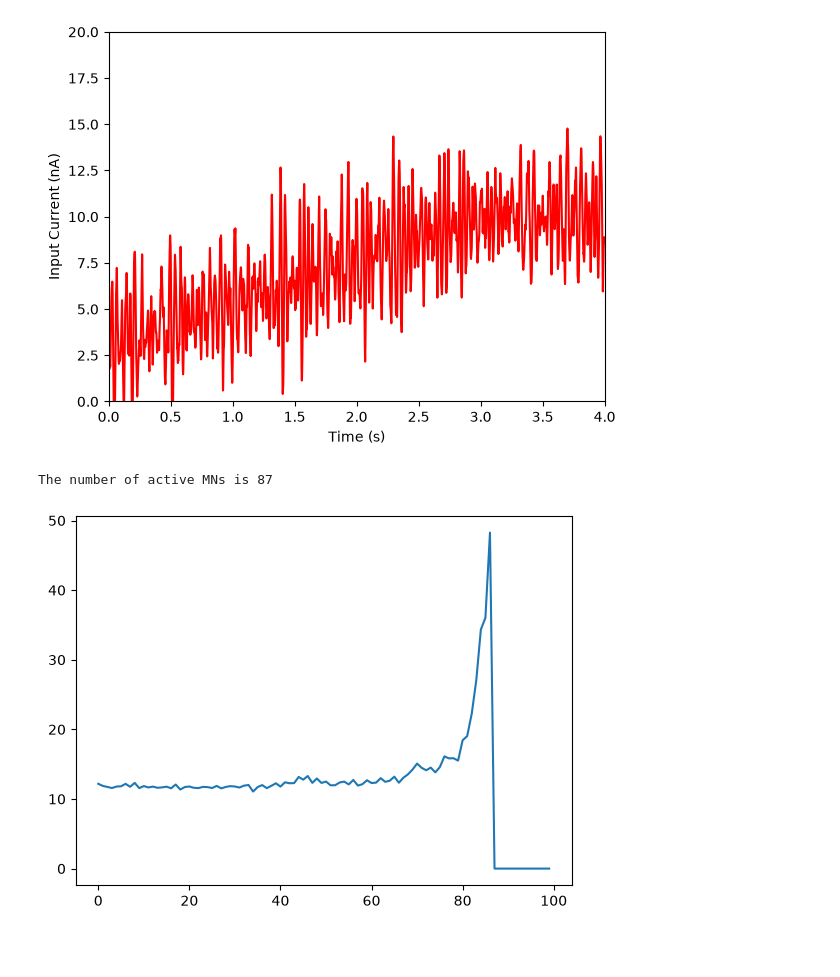
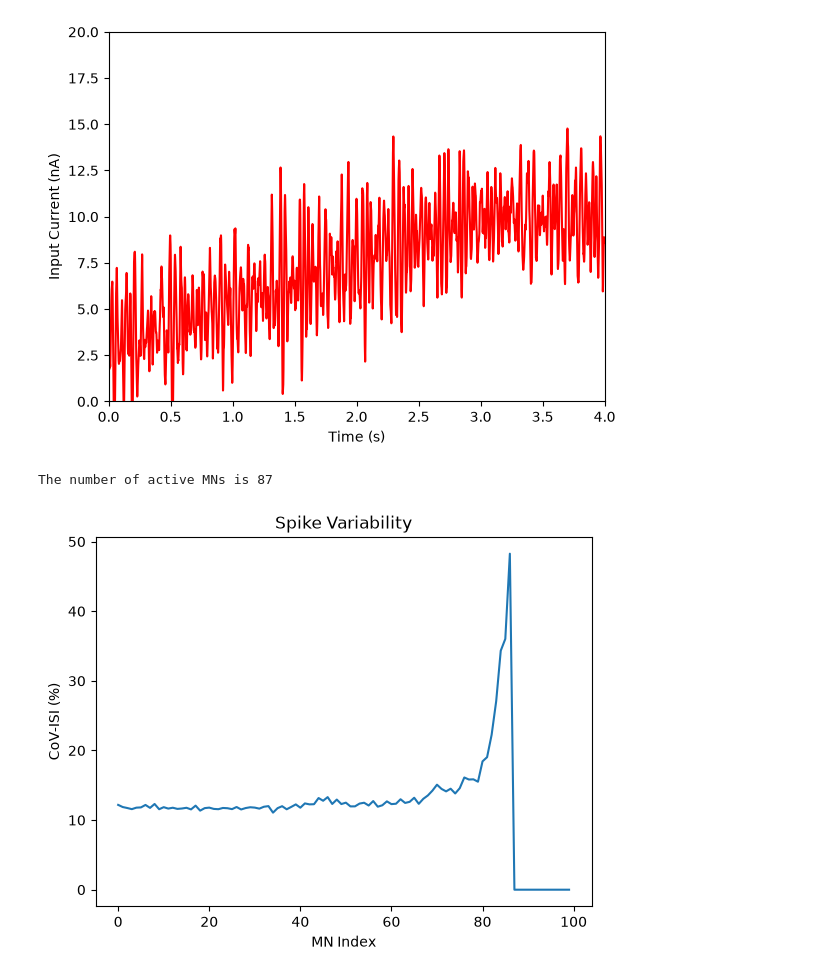
Before and after one commit to klotz-t/motor_neuron_pools, a Jupyter notebook: notebooks/HH_model_example.ipynb, the cells around one changed output. Saved outputs shown, nothing was run; the diff lists cells and outputs as text; code cells hidden in the pictures; blank space fills up the shorter version.

```diff
--- a/notebooks/HH_model_example.ipynb
+++ b/notebooks/HH_model_example.ipynb
@@ -104,30 +104,30 @@ plt.show()
 # %%
 active_mask = np.zeros(n_mn, dtype=bool)
 cov = np.zeros(n_mn)
 
 n_active = 0
 for i in range(n_mn):
 
     if len(spikes[i]) > 50:
 
         active_mask[i] = True
         n_active += 1
 
         mu_spikes = spikes[i]
         mu_spikes = mu_spikes[mu_spikes > 3]
         mu_spikes = mu_spikes[mu_spikes < 13]
 
         isi = np.diff(mu_spikes)
         cov[i] = np.std(isi) / np.mean(isi) * 100
 
 print(f"The number of active MNs is {n_active}")
 
 plt.figure()
 plt.plot(cov)
-plt.xlable("MN Index")
-plt.label("CoV-ISI (%)")
+plt.xlabel("MN Index")
+plt.ylabel("CoV-ISI (%)")
 plt.title("Spike Variability")
 plt.show()
 # %% [output]
 The number of active MNs is 87
-[figure, old version]
+[figure, new version]
```
Also changed, not shown: 1 other file.
